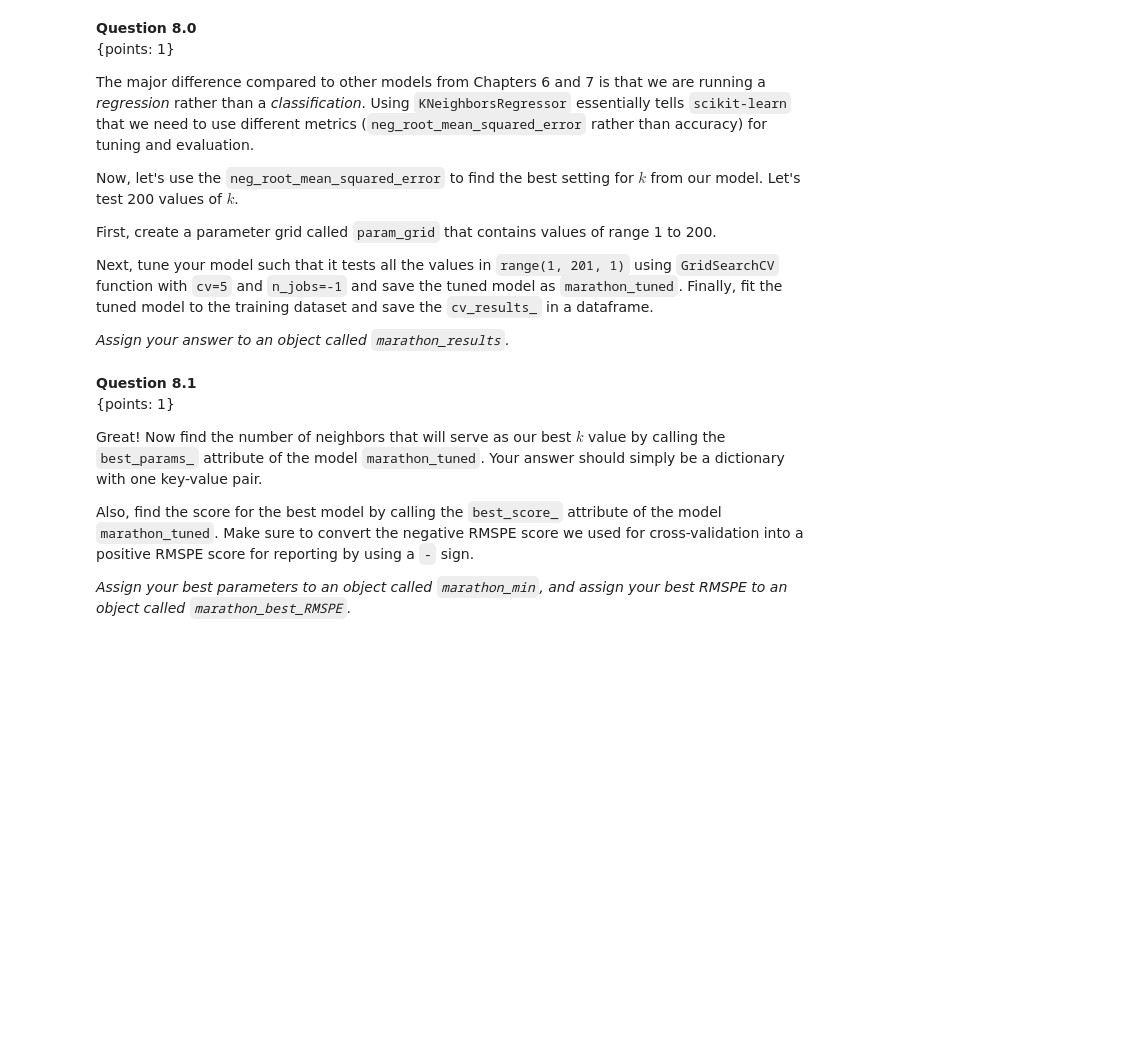
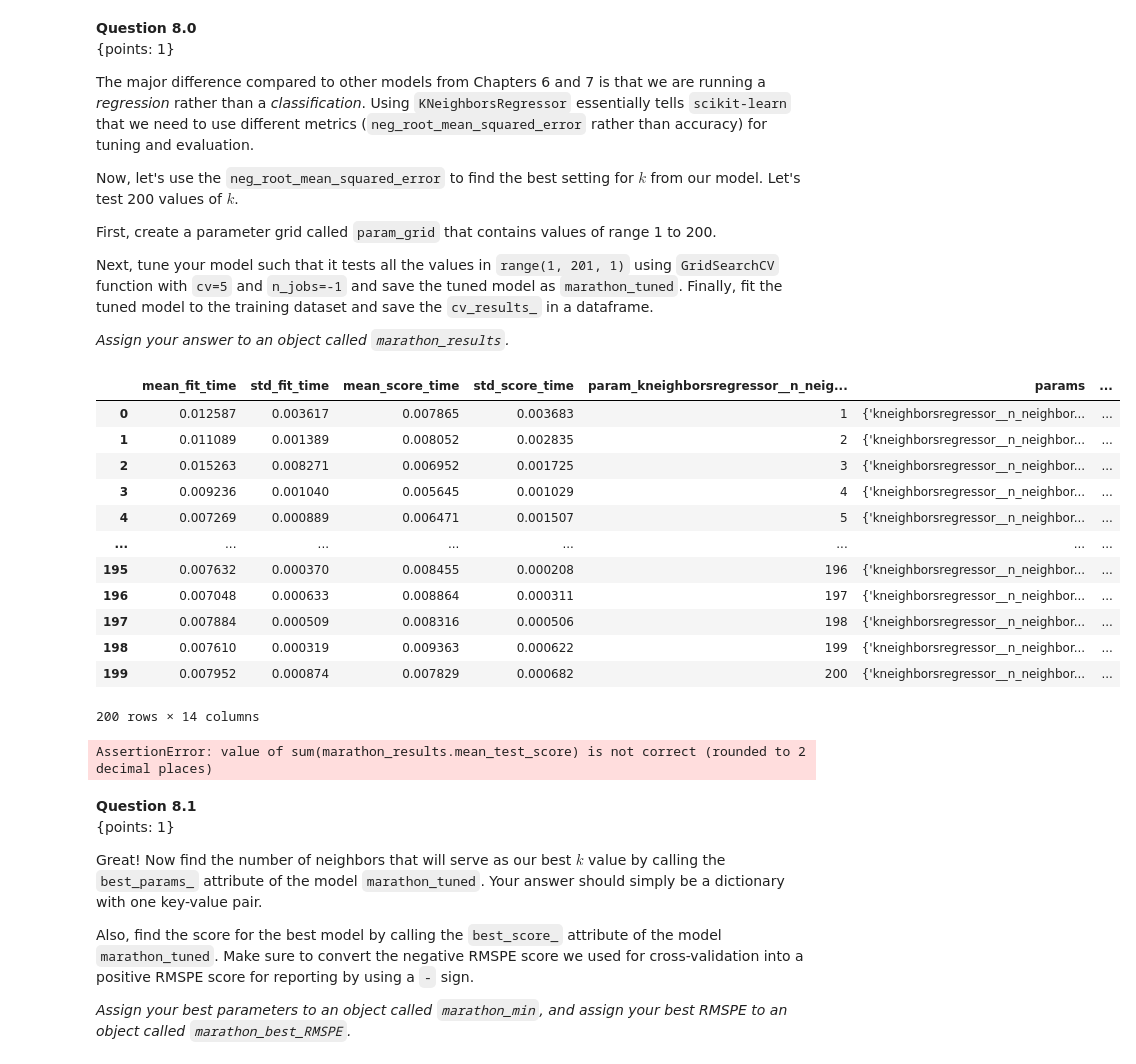
Before and after one commit to kshim99/DS-Modelling-Practice, a Jupyter notebook: data-science-a-first-intro-python-worksheets-main/py_worksheet_regression1/py_worksheet_regression1.ipynb, the cells around one changed output. Cells and saved outputs as stored; diff of their text form; code cells hidden in the pictures; blank space fills up the shorter version.

```diff
--- a/data-science-a-first-intro-python-worksheets-main/py_worksheet_regression1/py_worksheet_regression1.ipynb
+++ b/data-science-a-first-intro-python-worksheets-main/py_worksheet_regression1/py_worksheet_regression1.ipynb
@@ -342,7 +367,17 @@ Next, set the `time_hrs` column as the target (y) and `max` column as the input
 # y_test = ___[___]  # A series
 
 # your code here
-raise NotImplementedError
+
+marathon_training, marathon_testing = train_test_split(
+    marathon,
+    test_size = 0.25,
+    random_state = 2000
+)
+X_train = marathon_training[["max"]]
+y_train = marathon_training["time_hrs"]
+
+X_test = marathon_testing[["max"]]
+y_test = marathon_testing["time_hrs"]
 # %%
 from hashlib import sha1
 assert sha1(str(type(marathon_training is None)).encode("utf-8")+b"af18d0c62f86b811").hexdigest() == "5d8ea43ead56737238575fd35f7f71a4a5955867", "type of marathon_training is None is not bool. marathon_training is None should be a bool"
@@ -432,5 +469,20 @@ First, create a pipeline for $k$-nn. We are still using the $k$-nearest neighbou
 # )
 
 # your code here
-raise NotImplementedError
+marathon_pipe = make_pipeline(
+    StandardScaler(),
+    KNeighborsRegressor()
+)
+marathon_cv = pd.DataFrame(
+    cross_validate(
+        marathon_pipe,
+        X_train,
+        y_train,
+        scoring='neg_root_mean_squared_error',
+        return_train_score=True,
+        cv = 5
+    )
+)
 marathon_cv
+
+# Success on binder, but not locally when not using Docker
@@ -479,13 +540,39 @@ Next, tune your model such that it tests all the values in `range(1, 201, 1)` us
 # %%
 np.random.seed(2019) # DO NOT CHANGE
 
 # param_grid = _____
 # marathon_tuned = GridSearchCV(___, ___, ___, ___, ___)
 # marathon_results = pd.DataFrame(____.fit(____, ____).____)
 
 # your code here
-raise NotImplementedError
+param_grid = {
+    'kneighborsregressor__n_neighbors': range(1, 201, 1)
+}
+marathon_tuned = GridSearchCV(
+    estimator=marathon_pipe,
+    param_grid=param_grid,
+    cv=5,
+    n_jobs=-1,
+    scoring='neg_root_mean_squared_error'
+)
+marathon_results=pd.DataFrame(marathon_tuned.fit(X_train, y_train).cv_results_)
 marathon_results
+
+# Success on binder, but not locally when not using Docker
+# %% [output]
+|  | mean_fit_time | std_fit_time | mean_score_time | std_score_time | param_kneighborsregressor__n_neig... | params | ... |
+| 0 | 0.012587 | 0.003617 | 0.007865 | 0.003683 | 1 | {'kneighborsregressor__n_neighbor... | ... |
+| 1 | 0.011089 | 0.001389 | 0.008052 | 0.002835 | 2 | {'kneighborsregressor__n_neighbor... | ... |
+| 2 | 0.015263 | 0.008271 | 0.006952 | 0.001725 | 3 | {'kneighborsregressor__n_neighbor... | ... |
+| 3 | 0.009236 | 0.001040 | 0.005645 | 0.001029 | 4 | {'kneighborsregressor__n_neighbor... | ... |
+| 4 | 0.007269 | 0.000889 | 0.006471 | 0.001507 | 5 | {'kneighborsregressor__n_neighbor... | ... |
+| ... | ... | ... | ... | ... | ... | ... | ... |
+| 195 | 0.007632 | 0.000370 | 0.008455 | 0.000208 | 196 | {'kneighborsregressor__n_neighbor... | ... |
+| 196 | 0.007048 | 0.000633 | 0.008864 | 0.000311 | 197 | {'kneighborsregressor__n_neighbor... | ... |
+| 197 | 0.007884 | 0.000509 | 0.008316 | 0.000506 | 198 | {'kneighborsregressor__n_neighbor... | ... |
+| 198 | 0.007610 | 0.000319 | 0.009363 | 0.000622 | 199 | {'kneighborsregressor__n_neighbor... | ... |
+| 199 | 0.007952 | 0.000874 | 0.007829 | 0.000682 | 200 | {'kneighborsregressor__n_neighbor... | ... |
+200 rows × 14 columns
 # %%
 from hashlib import sha1
 assert sha1(str(type(param_grid is None)).encode("utf-8")+b"ac51286e19dfadc1").hexdigest() == "c75547708c756e5e4a7c0554c4facbabee671c29", "type of param_grid is None is not bool. param_grid is None should be a bool"
@@ -534,6 +621,8 @@ assert sha1(str(type(sum(marathon_results.std_test_score))).encode("utf-8")+b"da
 assert sha1(str(round(sum(marathon_results.std_test_score), 2)).encode("utf-8")+b"da945fe25b2f0cd8").hexdigest() == "2b41312bdc40a9d69a3a1f4fb4f52b48f88a9451", "value of sum(marathon_results.std_test_score) is not correct (rounded to 2 decimal places)"
 
 print('Success!')
+# %% [output]
+AssertionError: value of sum(marathon_results.mean_test_score) is not correct (rounded to 2 decimal places)
 # %% [markdown]
 **Question 8.1**
 <br> {points: 1}
```
Also changed, not shown: parts of 25 cells of this notebook.
